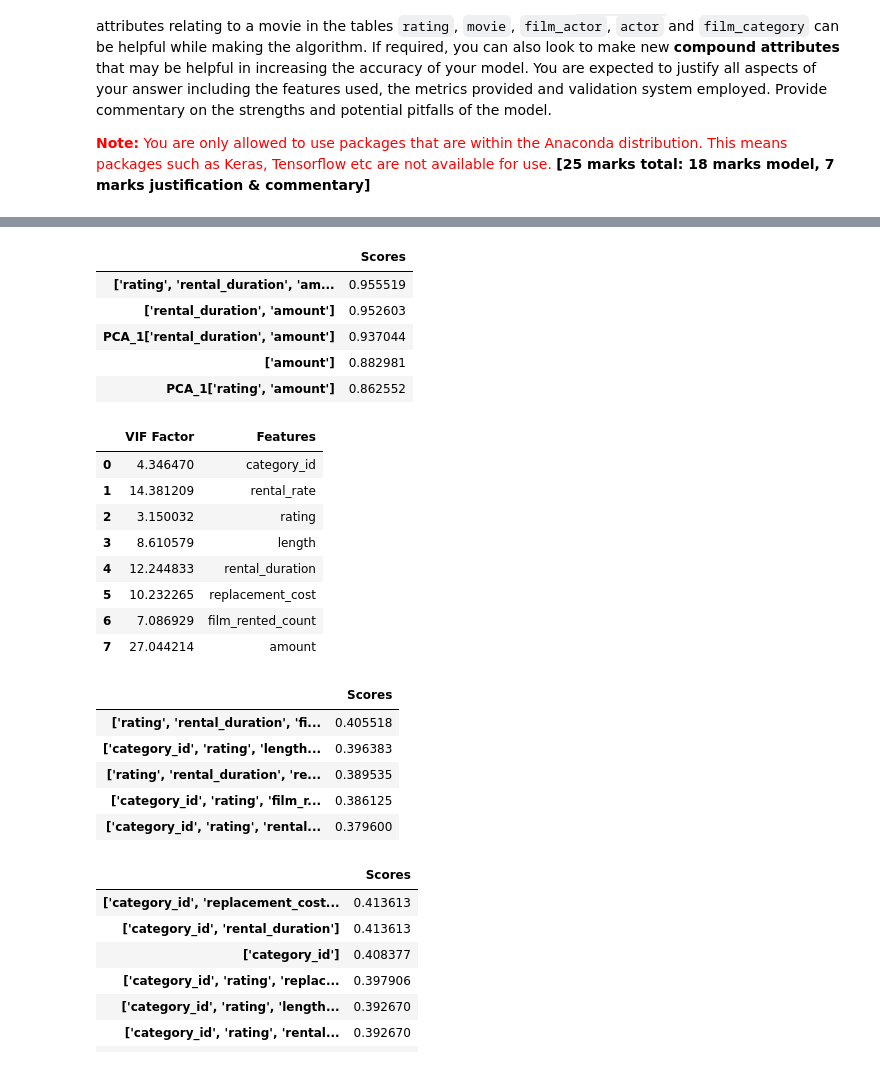
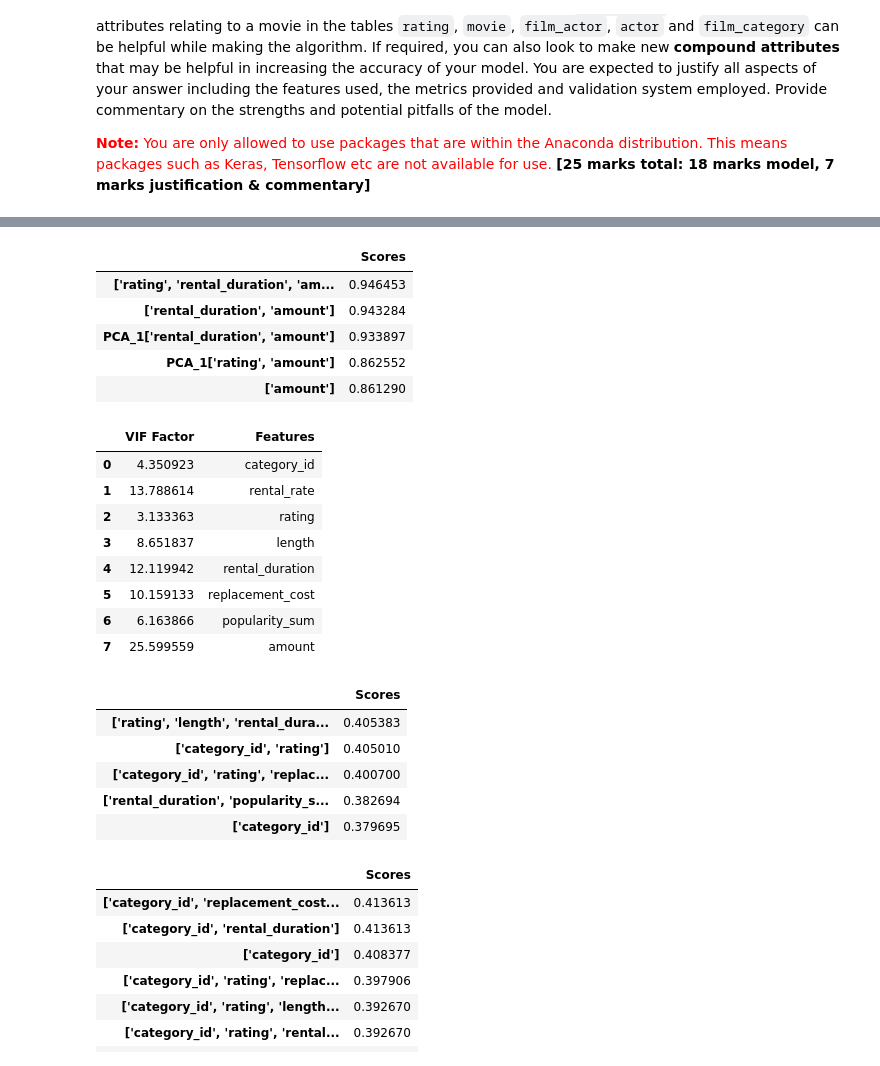
Before and after one commit to DannyFirmin/ML-KMeans-KNN-DecisionTrees, a Jupyter notebook: Assignment-2.ipynb, the cells around one changed output, grey strips where cells are left out. Cells and saved outputs as stored; diff of their text form; code cells hidden in the pictures.

```diff
--- a/Assignment-2.ipynb
+++ b/Assignment-2.ipynb
@@ -467,10 +521,10 @@ It's upto you to decide how many clusters you would like to incorporate in your
 # Change Category data "Rating" from String to Numeric
 df_elbow=df_cleaned
 df_elbow['rating'] = df_elbow['rating'].astype("category").cat.codes
-
+#    	actor_count
 # Principal Component Analysis - Dimensionality Reduction
 pca = PCA(n_components=2)
-df_X = df_elbow[['rental_duration', 'rental_rate', 'length', 'replacement_cost', 'rating', 'category_id']]
+df_X = df_elbow[['rental_duration', 'rental_rate', 'length', 'replacement_cost', "popularity_sum",'rating', 'category_id']]
 df_X = df_X.dropna()
 pca.fit(df_X)
 transform = pca.transform(df_X)
@@ -726,40 +823,40 @@ def knn_classification(df_classification,features):
     with pd.option_context('display.max_rows', None, 'display.max_columns', None):
         display(df_scores.head())
 # %%
-knn_classification(df_classification,df_classification.columns)
+knn_classification(df_classification_original,df_classification_original.columns)
 # %% [output]
 |  | Scores |
-| ['rating', 'rental_duration', 'am... | 0.955519 |
-| ['rental_duration', 'amount'] | 0.952603 |
-| PCA_1['rental_duration', 'amount'] | 0.937044 |
-| ['amount'] | 0.882981 |
+| ['rating', 'rental_duration', 'am... | 0.946453 |
+| ['rental_duration', 'amount'] | 0.943284 |
+| PCA_1['rental_duration', 'amount'] | 0.933897 |
 | PCA_1['rating', 'amount'] | 0.862552 |
+| ['amount'] | 0.861290 |
 # %%
 # Checking Variance Inflation Factor for the feature in df_classification.
 vif = pd.DataFrame()
-vif["VIF Factor"] = [variance_inflation_factor(df_classification.values, i) for i in range(df_classification.shape[1])]
-vif["Features"] = df_classification.columns
+vif["VIF Factor"] = [variance_inflation_factor(df_classification_original.values, i) for i in range(df_classification_original.shape[1])]
+vif["Features"] = df_classification_original.columns
 vif
 # %% [output]
 |  | VIF Factor | Features |
-| 0 | 4.346470 | category_id |
-| 1 | 14.381209 | rental_rate |
-| 2 | 3.150032 | rating |
-| 3 | 8.610579 | length |
-| 4 | 12.244833 | rental_duration |
-| 5 | 10.232265 | replacement_cost |
-| 6 | 7.086929 | film_rented_count |
-| 7 | 27.044214 | amount |
+| 0 | 4.350923 | category_id |
+| 1 | 13.788614 | rental_rate |
+| 2 | 3.133363 | rating |
+| 3 | 8.651837 | length |
+| 4 | 12.119942 | rental_duration |
+| 5 | 10.159133 | replacement_cost |
+| 6 | 6.163866 | popularity_sum |
+| 7 | 25.599559 | amount |
 # %%
 #Removing amount as a feature & doing classification again.
-knn_classification(df_classification,df_classification.columns[~df_classification.columns.str.contains("amount")])
+knn_classification(df_classification_original,df_classification_original.columns[~df_classification_original.columns.str.contains("amount")])
 # %% [output]
 |  | Scores |
-| ['rating', 'rental_duration', 'fi... | 0.405518 |
-| ['category_id', 'rating', 'length... | 0.396383 |
-| ['rating', 'rental_duration', 're... | 0.389535 |
-| ['category_id', 'rating', 'film_r... | 0.386125 |
-| ['category_id', 'rating', 'rental... | 0.379600 |
+| ['rating', 'length', 'rental_dura... | 0.405383 |
+| ['category_id', 'rating'] | 0.405010 |
+| ['category_id', 'rating', 'replac... | 0.400700 |
+| ['rental_duration', 'popularity_s... | 0.382694 |
+| ['category_id'] | 0.379695 |
 # %%
 ##Support Vector Machines
 svmo = svm.SVC(kernel='linear')
```
Also changed, not shown: parts of 9 cells of this notebook, 2 other files.
